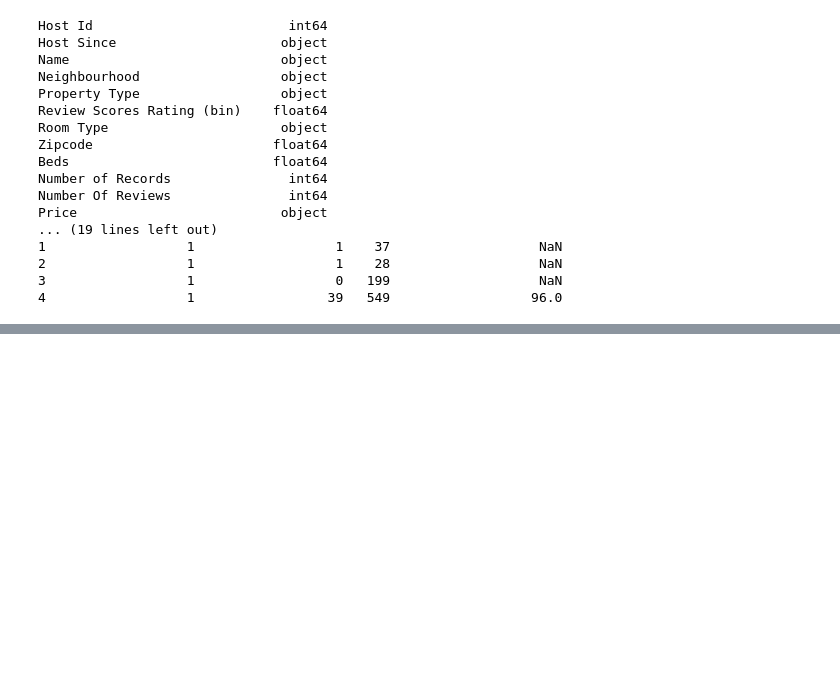
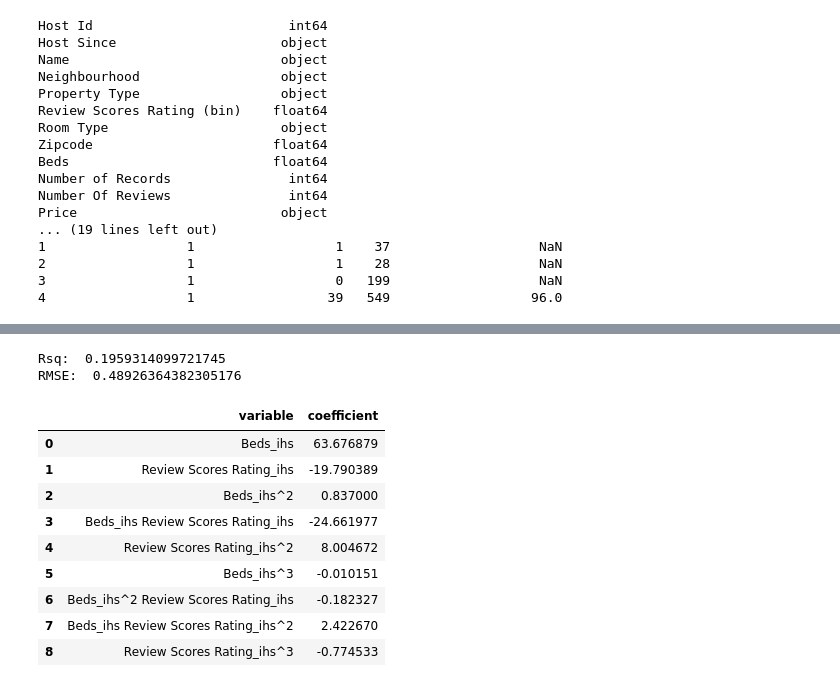
Before and after one commit to ZzzzzzT233/linearRegression, a Jupyter notebook: 04_hedonic_pricing/04_hedonic_pricing.ipynb, the cells around one changed output, grey strips where cells are left out. Saved outputs shown, nothing was run; the diff lists cells and outputs as text; code cells hidden in the pictures; blank space fills up the shorter version.

Commit message:
Finish Regression

```diff
--- a/04_hedonic_pricing/04_hedonic_pricing.ipynb
+++ b/04_hedonic_pricing/04_hedonic_pricing.ipynb
@@ -115,6 +117,6 @@ df['Room Type'] = type
 print(df['Neighbourhood '].unique(),'\n')
 
 
-ddf = pd.get_dummies(df[['Room Type', 'Neighbourhood ']], drop_first=True, dtype='int')
+ddf = pd.get_dummies(df[['Room Type', 'Neighbourhood ']],drop_first=False,dtype='int')
 print(ddf.head())
 # %% [output]
@@ -158,0 +161,4 @@ print(df.head())
+# %%
+y = df['Price']
+X = df.drop(['Price'], axis=1)
+X_train, X_test, y_train, y_test = train_test_split(X,y, test_size=0.2, random_state=100)
@@ -158,0 +240,43 @@ print(df.head())
+# %%
+from sklearn.preprocessing import PolynomialFeatures
+y_train_ihs = np.arcsinh(y_train)
+y_test_ihs = np.arcsinh(y_test)
+X_train['Review Scores Rating_ihs'] = np.arcsinh(X_train['Review Scores Rating'])
+X_train['Beds_ihs'] = np.arcsinh(X_train['Beds'])
+X_test['Review Scores Rating_ihs'] = np.arcsinh(X_test['Review Scores Rating'])
+X_test['Beds_ihs'] = np.arcsinh(X_test['Beds'])
+
+
+expander = PolynomialFeatures(degree=3, include_bias=False)
+Z_train = expander.fit_transform(X_train.loc[:, ['Beds_ihs', 'Review Scores Rating_ihs']])
+names = expander.get_feature_names_out()
+Z_train = pd.DataFrame(data=Z_train, columns = names)
+
+
+Z_test= expander.fit_transform(X_test.loc[:, ['Beds_ihs', 'Review Scores Rating_ihs']])
+names = expander.get_feature_names_out()
+Z_test = pd.DataFrame(data=Z_test, columns = names)
+# %%
+reg = LinearRegression(fit_intercept=False).fit(Z_train, y_train_ihs)
+y_hat_ihs = reg.predict(Z_test)
+rsq = reg.score(Z_test,y_test_ihs)
+print('Rsq: ', rsq)
+
+rmse = np.sqrt(np.mean((y_test_ihs - y_hat_ihs)**2))
+print('RMSE: ', rmse)
+
+results = pd.DataFrame({'variable':reg.feature_names_in_, 'coefficient': reg.coef_}) # Regression coefficients
+results
+# %% [output]
+Rsq:  0.1959314099721745
+RMSE:  0.48926364382305176
+|  | variable | coefficient |
+| 0 | Beds_ihs | 63.676879 |
+| 1 | Review Scores Rating_ihs | -19.790389 |
+| 2 | Beds_ihs^2 | 0.837000 |
+| 3 | Beds_ihs Review Scores Rating_ihs | -24.661977 |
+| 4 | Review Scores Rating_ihs^2 | 8.004672 |
+| 5 | Beds_ihs^3 | -0.010151 |
+| 6 | Beds_ihs^2 Review Scores Rating_ihs | -0.182327 |
+| 7 | Beds_ihs Review Scores Rating_ihs^2 | 2.422670 |
+| 8 | Review Scores Rating_ihs^3 | -0.774533 |
```
Also changed, not shown: parts of 8 cells of this notebook.
